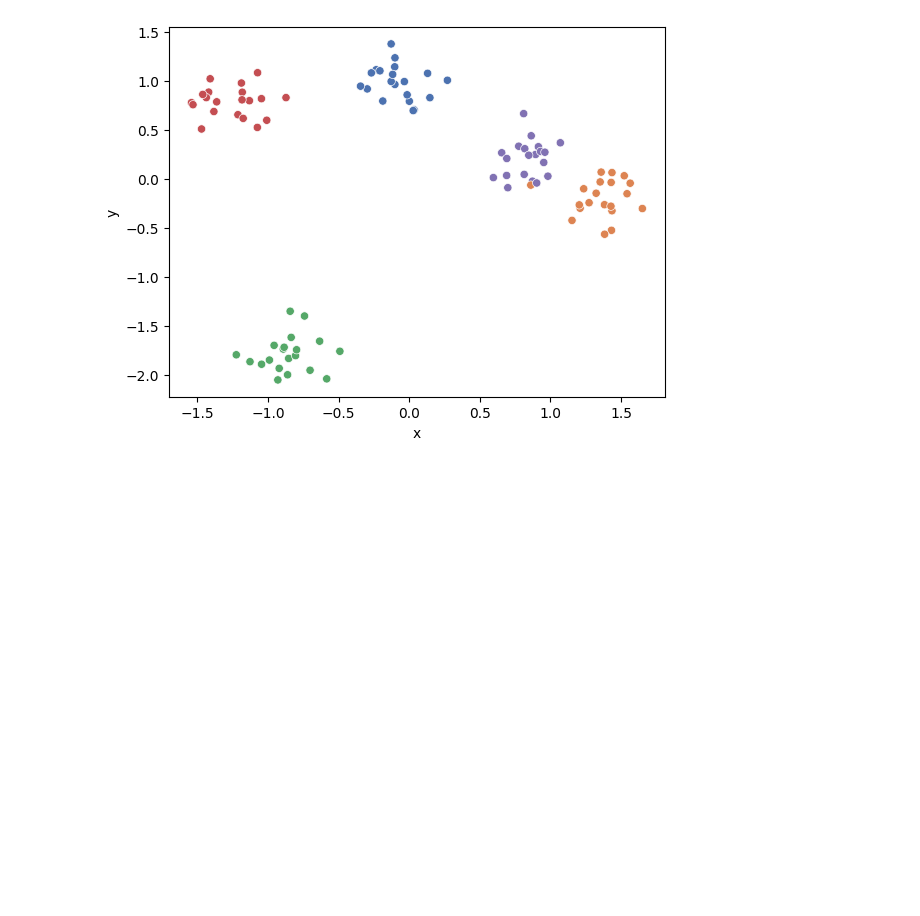
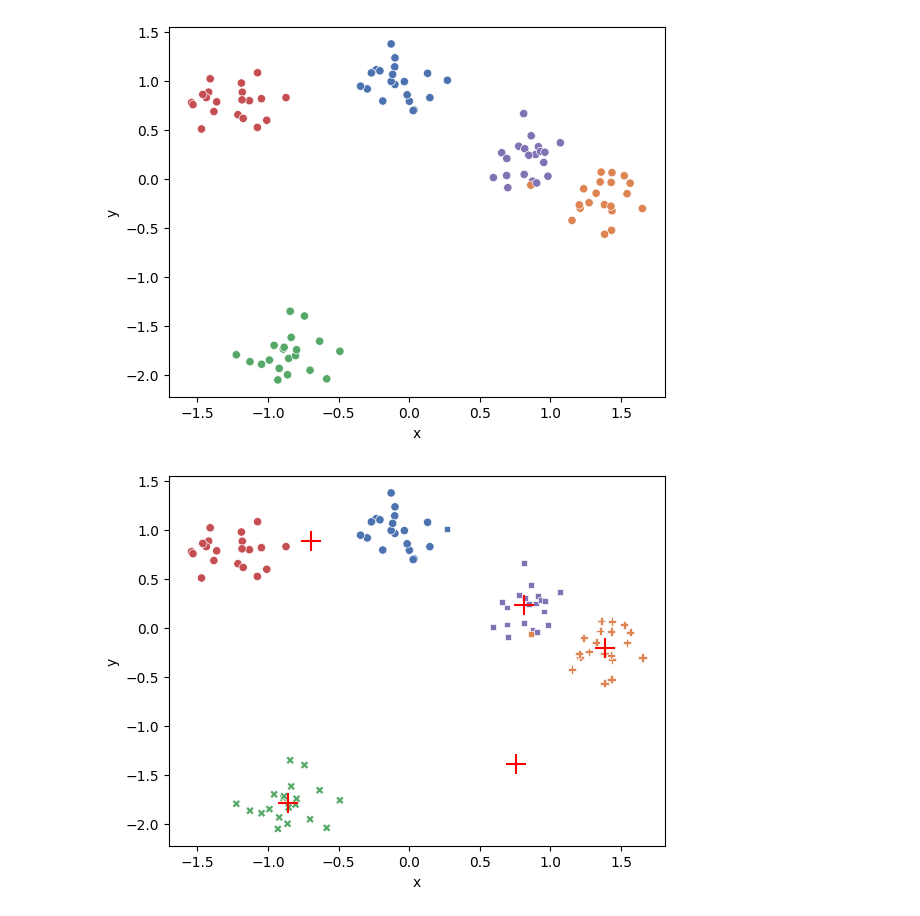
Before and after one commit to neel-shel/fingerprint_detection, a Jupyter notebook: K_means_clustering.ipynb, the cells around one changed output. Cells and saved outputs as stored; diff of their text form; code cells hidden in the pictures; blank space fills up the shorter version.

```diff
--- a/K_means_clustering.ipynb
+++ b/K_means_clustering.ipynb
@@ -65,0 +65,18 @@ def evaluate(self, X):
+# %%
+kmeans = KMeans(n_clusters=centers)
+kmeans.fit(X_train)
+# View results
+class_centers, classification = kmeans.evaluate(X_train)
+sns.scatterplot(x=[X[0] for X in X_train],
+                y=[X[1] for X in X_train],
+                hue=true_labels,
+                style=classification,
+                palette="deep",
+                legend=None
+                )
+plt.scatter(kmeans.centroids[:, 0], kmeans.centroids[:, 1], marker='+', s=200, color='red')
+plt.xlabel("x")
+plt.ylabel("y")
+plt.show()
+# %% [output]
+[figure, added]
```
Also changed, not shown: parts of 3 cells of this notebook.
